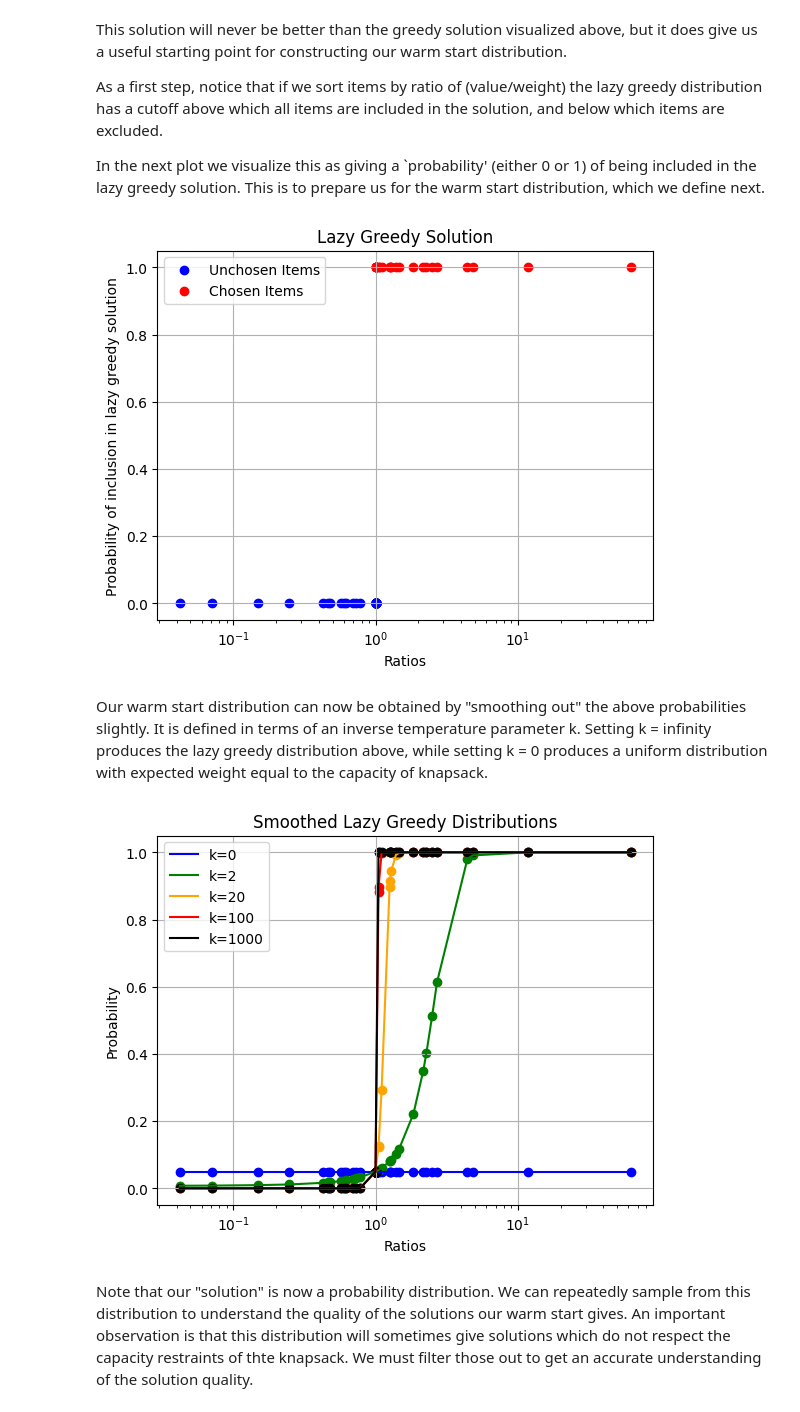
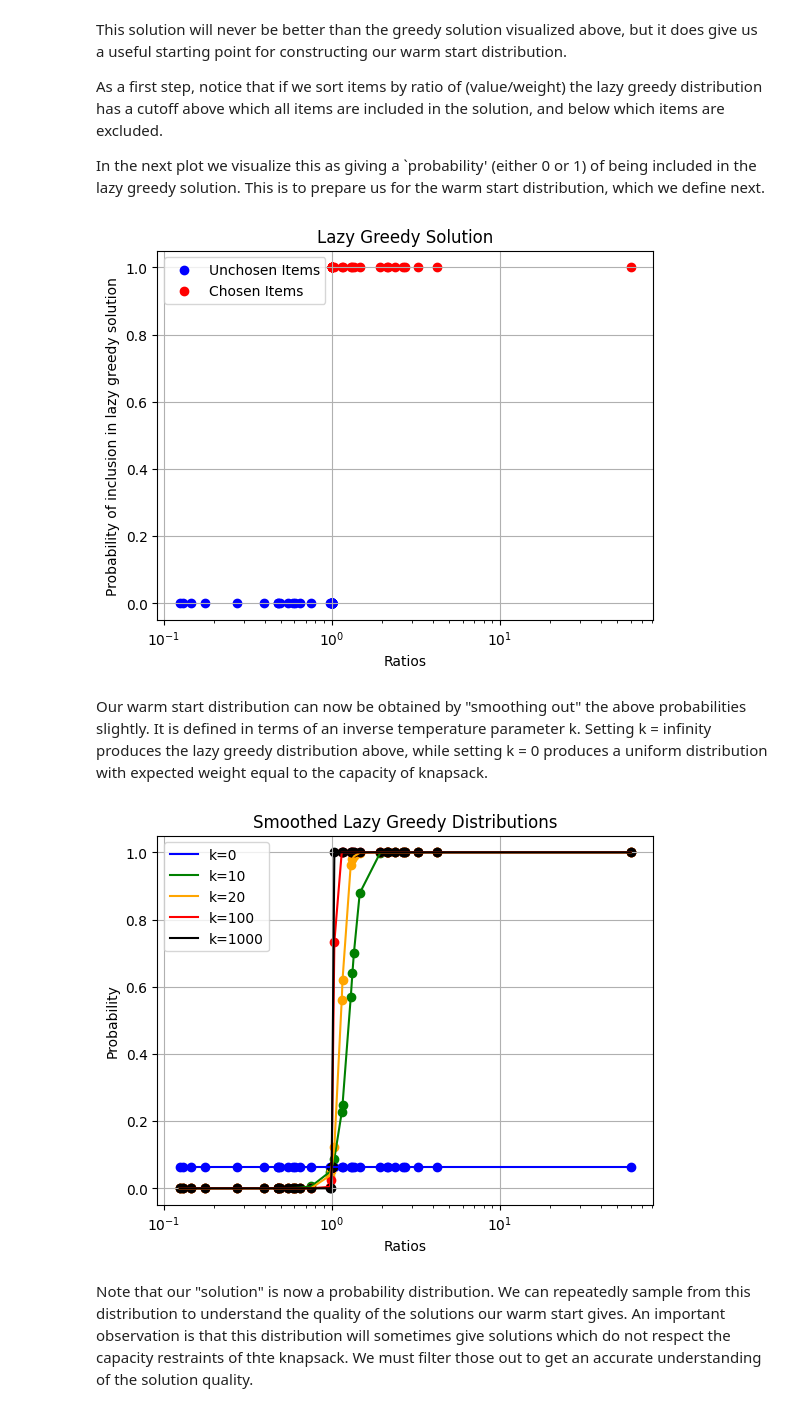
Before and after one commit to jhoule42/xQAOA_unit_commitment, a Jupyter notebook: demo.ipynb, the cells around one changed output. Drawn from its saved outputs; the diff is of its cells as text; code cells hidden in the pictures.

```diff
--- a/demo.ipynb
+++ b/demo.ipynb
@@ -21,7 +21,7 @@ n, weights, values, capacity, frac= get_knapsack_instance(
     use_hard_data=True,
     real_dataset_name="Hard",
     num_hard_instances=20,
-    instance_index= 5,
+    instance_index= 6,
     n=100,
     d=3,
     frac=0.09
@@ -257,38 +257,38 @@ plt.legend()
 plt.grid(True)
 plt.show()
 # %% [output]
-[figure, old version]
+[figure, new version]
 # %% [markdown]
 Our warm start distribution can now be obtained by "smoothing out" the above probabilities slightly. It is defined in terms of an inverse temperature parameter k. Setting k = infinity produces the lazy greedy distribution above, while setting k = 0 produces a uniform distribution with expected weight equal to the capacity of knapsack.
 # %%
 def construct_smoothed_lazy_greedy_distribution(weights, values, capacity, inv_temp):
     # First find the cutoff ratio for the lazy greedy solution.
     lazy_greedy_solution = construct_lazy_greedy_solution(weights, values / weights, capacity)
     cutoff_ratio = np.min(ratios[lazy_greedy_solution])
     # Then set some constants so that in the limit of k = 0 we have the correct uniform distribution.
     uniform_probability = np.sum(weights) / capacity
 
     return 1 / (1 + (uniform_probability - 1) * np.exp(-inv_temp * (ratios - cutoff_ratio)))
 
 # Lets plot some solutions for different values of k
-k_values = [0, 2, 20, 100, 1000]
+k_values = [0, 10, 20, 100, 1000]
 colours = ['blue', 'green', 'orange', 'red', 'black']
 plt.figure()
 for i in range(len(k_values)):
     smoothed_distribution = construct_smoothed_lazy_greedy_distribution(weights, values, capacity, k_values[i])
     plt.scatter(ratios, smoothed_distribution, color=colours[i], marker='o')
     # plot a line through the points
     ordered_indices = np.argsort(ratios)
     plt.plot(ratios[ordered_indices], smoothed_distribution[ordered_indices], color=colours[i], label=f'k={k_values[i]}')
 plt.title('Smoothed Lazy Greedy Distributions')
 plt.xlabel('Ratios')
 plt.xscale('log')
 plt.ylabel('Probability')
 plt.legend()
 plt.grid(True)
 plt.show()
 # %% [output]
-[figure, old version]
+[figure, new version]
 # %% [markdown]
 Note that our "solution" is now a probability distribution. We can repeatedly sample from this distribution to understand the quality of the solutions our warm start gives. An important observation is that this distribution will sometimes give solutions which do not respect the capacity restraints of thte knapsack. We must filter those out to get an accurate understanding of the solution quality.
 # %%
```
Also changed, not shown: parts of 18 cells of this notebook.
